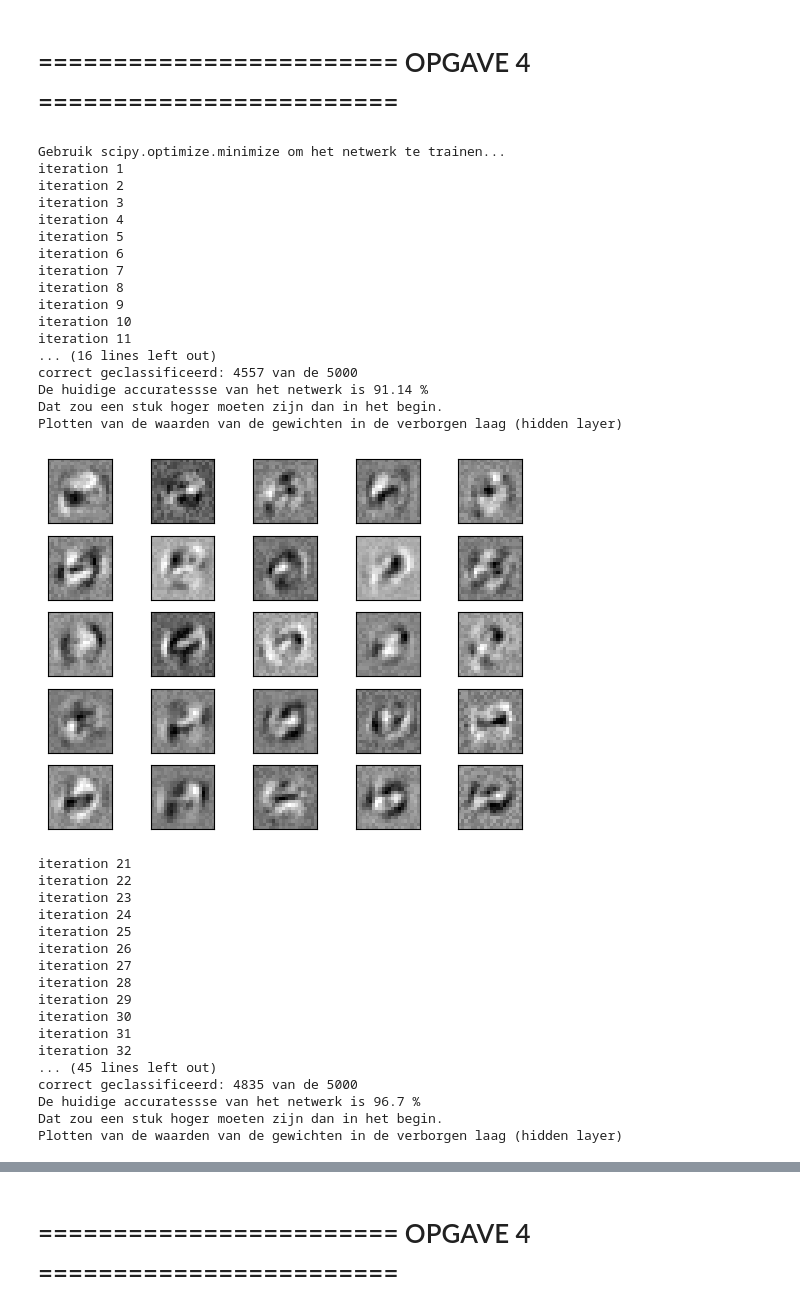
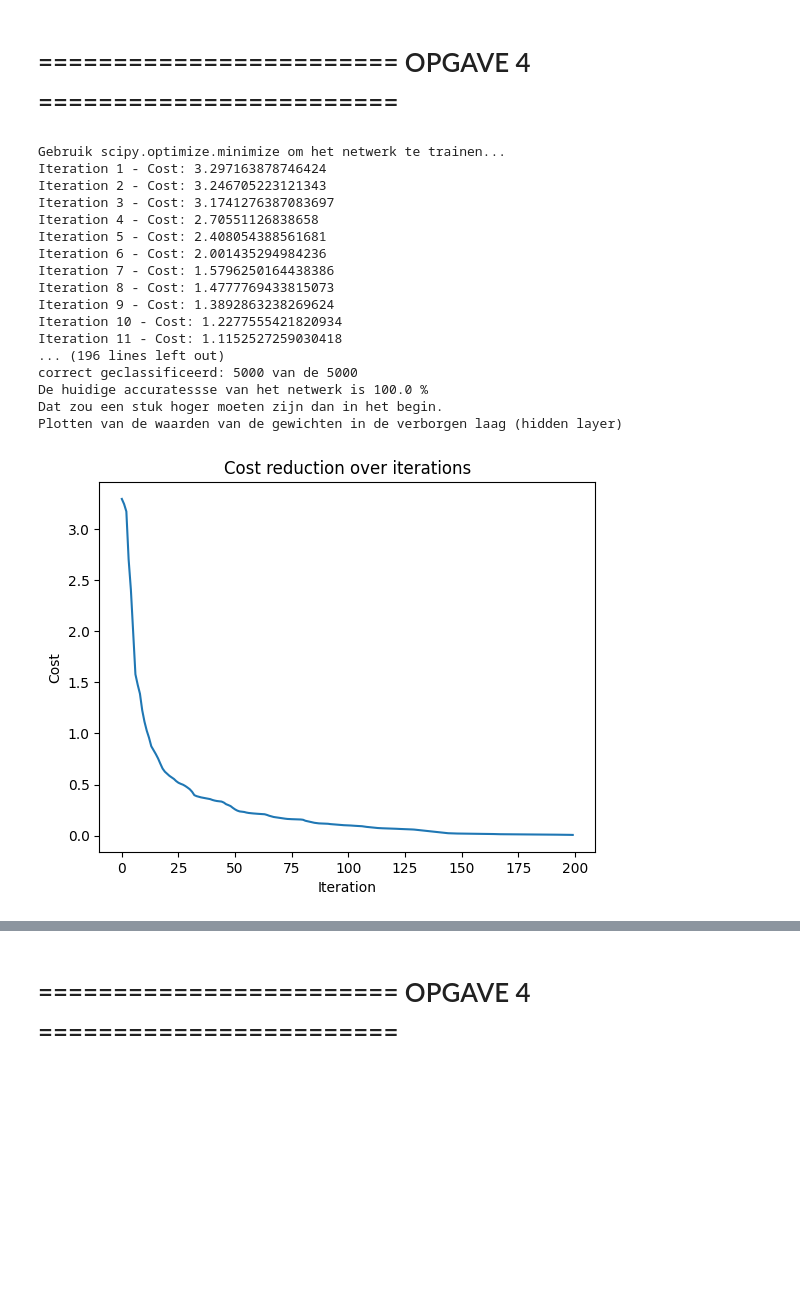
Before and after one commit to nikvdree/ml_colinik, a Jupyter notebook: Week 2/exercise2.ipynb, the cells around one changed output, grey strips where cells are left out. Saved outputs shown, nothing was run; the diff lists cells and outputs as text; code cells hidden in the pictures; blank space fills up the shorter version.

```diff
--- a/Week 2/exercise2.ipynb
+++ b/Week 2/exercise2.ipynb
@@ -31,11 +31,23 @@ def display_data(X):
     plt.show()
 
 itr = 1
+costs = []
 def callbackF(Xi):
-    global itr
-    print (f"iteration {itr}")
+    global itr, costs
+    Theta1_size = hidden_layer_size * (input_layer_size + 1)
+    Theta1 = Xi[:Theta1_size].reshape(hidden_layer_size, input_layer_size+1)
+    Theta2 = Xi[Theta1_size:].reshape(num_labels, hidden_layer_size+1)
+    cost = compute_cost(Theta1, Theta2, X, y)
+    costs.append(cost)
+    print(f"Iteration {itr} - Cost: {cost}")
     itr += 1
 
+def plot_costs(costs):
+    plt.plot(costs)
+    plt.xlabel('Iteration')
+    plt.ylabel('Cost')
+    plt.title('Cost reduction over iterations')
+    plt.show()
 
 def nn_cost_function(Thetas, X, y):
     global input_layer_size, hidden_layer_size, num_labels
@@ -217,65 +229,47 @@ args = (X, y)
 print ("")
 print ("Gebruik scipy.optimize.minimize om het netwerk te trainen...")
 
 def min_res(maximeterValue):
     res = minimize(nn_cost_function, init_params, args=args, method='CG', callback=callbackF, jac=True, options={'maxiter':maximeterValue,'disp':True})
     size = hidden_layer_size * (input_layer_size+1) #voor de bias-node die wel in de matrix zit maar niet geplot moet worden
     res_Theta1 = res['x'][:size].reshape(hidden_layer_size, input_layer_size+1)
     res_Theta2 = res['x'][size:].reshape(num_labels, hidden_layer_size+1)
 
     print ("Training compleet. ")
 
     cost = compute_cost(res_Theta1, res_Theta2, X, y)
     print (f"De kosten die gemoeid zijn met de huidige waarden van Theta1 en Theta2 zijn {cost}")
     print ("Dit zou een stuk lager moeten zijn dan in het begin.")
 
     pred = np.argmax(predict_number(res_Theta1,res_Theta2,X), axis=1)+1
     pred = pred.reshape(m,1)
     acc = np.count_nonzero([pred - y == 0])
     print (f"correct geclassificeerd: {acc} van de {m}")
     print (f"De huidige accuratessse van het netwerk is {100 * acc/ m} %")
     print ("Dat zou een stuk hoger moeten zijn dan in het begin.")
     print ("Plotten van de waarden van de gewichten in de verborgen laag (hidden layer)")
 
+    plot_costs(costs)
     display_data(res_Theta1[:,1:])
+    plt.show()
 
-min_res(20)
-min_res(50)
-min_res(100)
 min_res(200)
 # %% [output]
 Gebruik scipy.optimize.minimize om het netwerk te trainen...
-iteration 1
-iteration 2
-iteration 3
-iteration 4
-iteration 5
-iteration 6
-iteration 7
-iteration 8
-iteration 9
-iteration 10
-iteration 11
-... (16 lines left out)
-correct geclassificeerd: 4557 van de 5000
-De huidige accuratessse van het netwerk is 91.14 %
+Iteration 1 - Cost: 3.297163878746424
+Iteration 2 - Cost: 3.246705223121343
+Iteration 3 - Cost: 3.1741276387083697
+Iteration 4 - Cost: 2.70551126838658
+Iteration 5 - Cost: 2.408054388561681
+Iteration 6 - Cost: 2.001435294984236
+Iteration 7 - Cost: 1.5796250164438386
+Iteration 8 - Cost: 1.4777769433815073
+Iteration 9 - Cost: 1.3892863238269624
+Iteration 10 - Cost: 1.2277555421820934
+Iteration 11 - Cost: 1.1152527259030418
+... (196 lines left out)
+correct geclassificeerd: 5000 van de 5000
+De huidige accuratessse van het netwerk is 100.0 %
 Dat zou een stuk hoger moeten zijn dan in het begin.
 Plotten van de waarden van de gewichten in de verborgen laag (hidden layer)
-[figure, old version]
+[figure, new version]
-iteration 21
-iteration 22
-iteration 23
-iteration 24
-iteration 25
-iteration 26
-iteration 27
-iteration 28
-iteration 29
-iteration 30
-iteration 31
-iteration 32
-... (45 lines left out)
-correct geclassificeerd: 4835 van de 5000
-De huidige accuratessse van het netwerk is 96.7 %
-Dat zou een stuk hoger moeten zijn dan in het begin.
-Plotten van de waarden van de gewichten in de verborgen laag (hidden layer)
```
Also changed, not shown: parts of 3 cells of this notebook.
